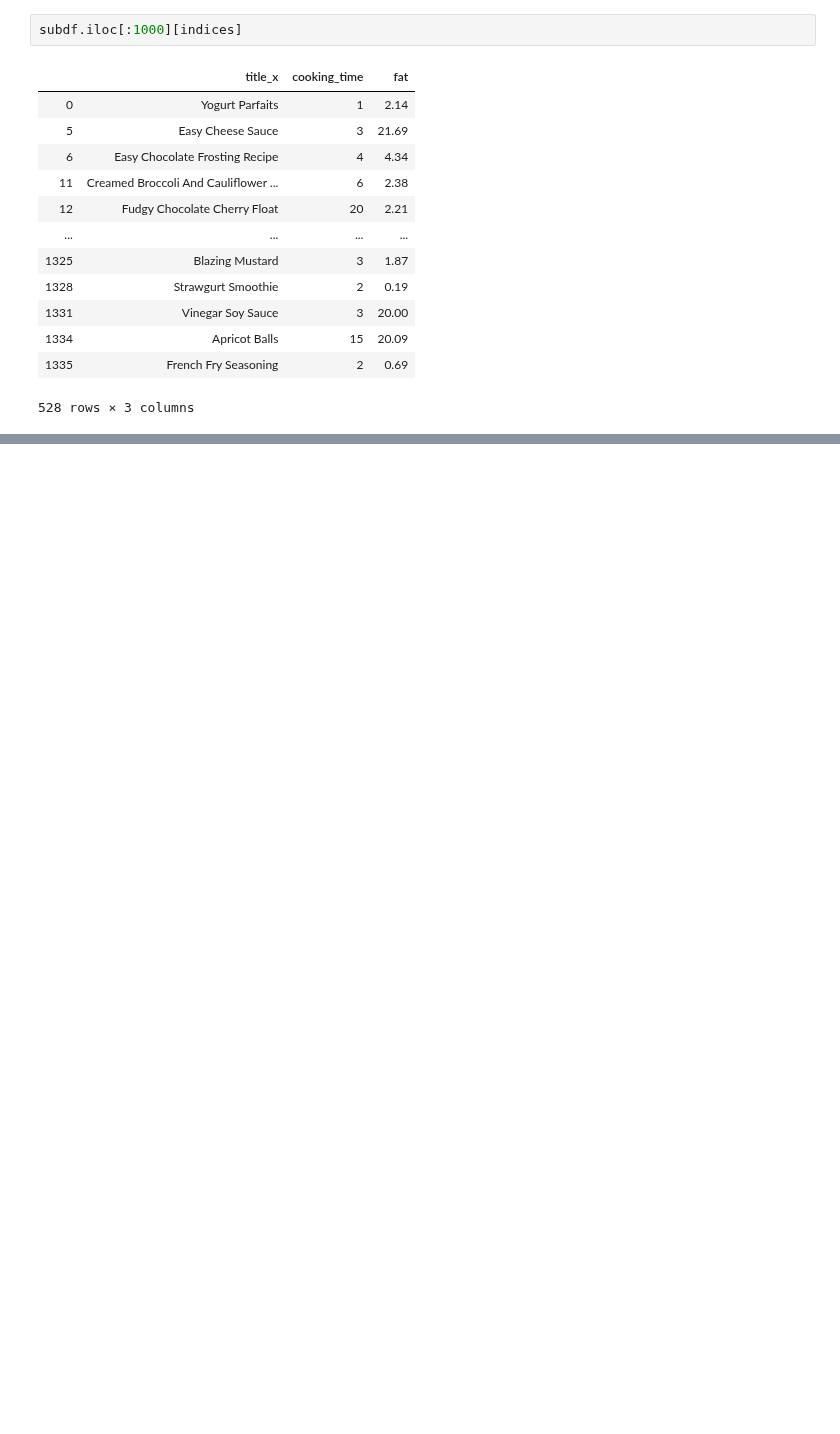
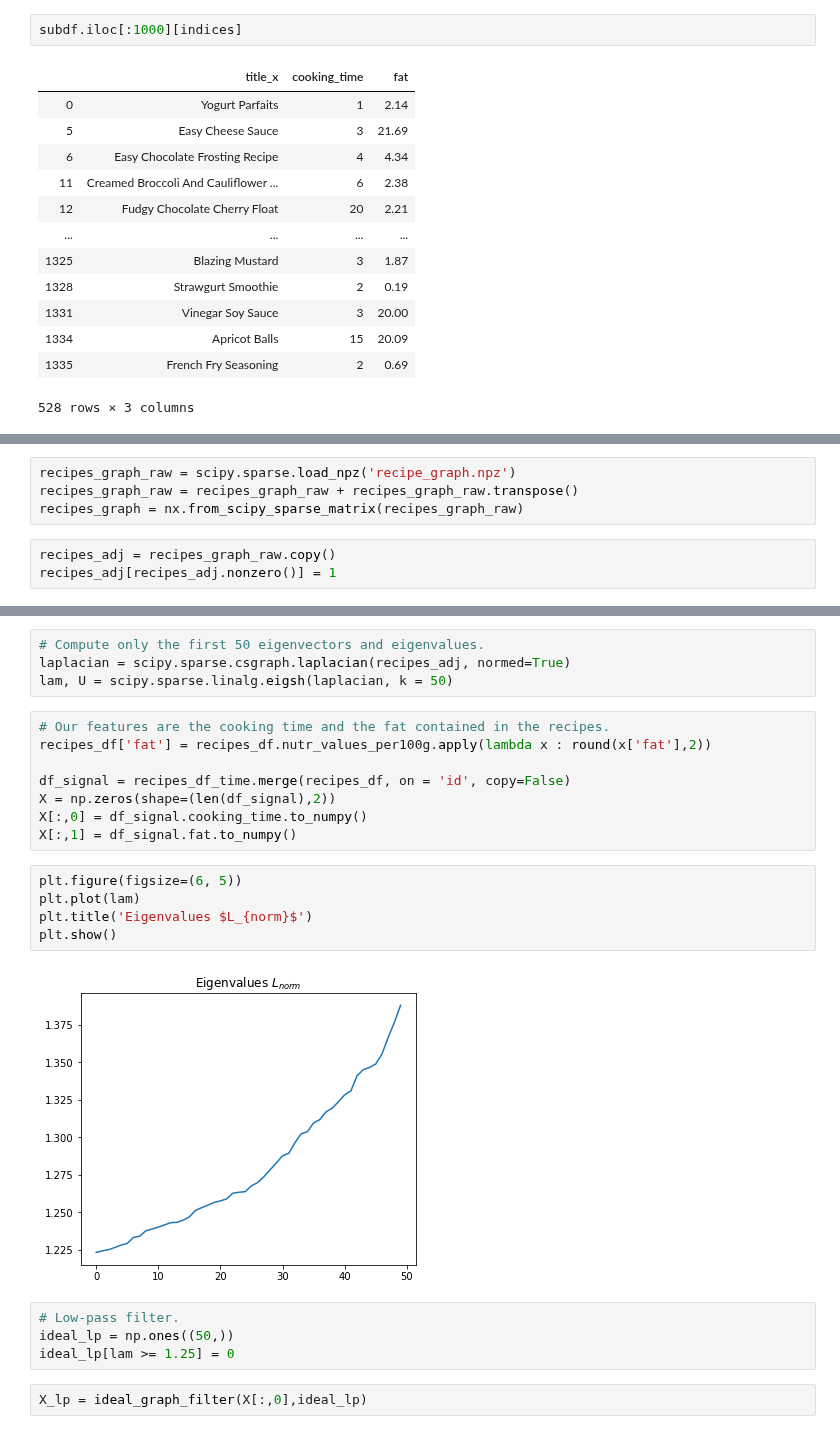
Before and after one commit to alex-mocanu/A-Network-Tour-of-DS-Homework, a Jupyter notebook: Project/cooking_time.ipynb, the cells around one changed output, grey strips where cells are left out. Cells and saved outputs as stored; diff of their text form; blank space fills up the shorter version.

Commit message:
try signal processing

```diff
--- a/Project/cooking_time.ipynb
+++ b/Project/cooking_time.ipynb
@@ -290,0 +286,7 @@ subdf.iloc[:1000][indices]
+# %%
+recipes_graph_raw = scipy.sparse.load_npz('recipe_graph.npz')
+recipes_graph_raw = recipes_graph_raw + recipes_graph_raw.transpose()
+recipes_graph = nx.from_scipy_sparse_matrix(recipes_graph_raw)
+# %%
+recipes_adj = recipes_graph_raw.copy()
+recipes_adj[recipes_adj.nonzero()] = 1
@@ -290,0 +346,25 @@ subdf.iloc[:1000][indices]
+# %%
+# Compute only the first 50 eigenvectors and eigenvalues.
+laplacian = scipy.sparse.csgraph.laplacian(recipes_adj, normed=True)
+lam, U = scipy.sparse.linalg.eigsh(laplacian, k = 50)
+# %%
+# Our features are the cooking time and the fat contained in the recipes.
+recipes_df['fat'] = recipes_df.nutr_values_per100g.apply(lambda x : round(x['fat'],2))
+
+df_signal = recipes_df_time.merge(recipes_df, on = 'id', copy=False)
+X = np.zeros(shape=(len(df_signal),2))
+X[:,0] = df_signal.cooking_time.to_numpy()
+X[:,1] = df_signal.fat.to_numpy()
+# %%
+plt.figure(figsize=(6, 5))
+plt.plot(lam)
+plt.title('Eigenvalues $L_{norm}$')
+plt.show()
+# %% [output]
+[figure, added]
+# %%
+# Low-pass filter.
+ideal_lp = np.ones((50,))
+ideal_lp[lam >= 1.25] = 0
+# %%
+X_lp = ideal_graph_filter(X[:,0],ideal_lp)
```
Also changed, not shown: parts of 19 cells of this notebook.
